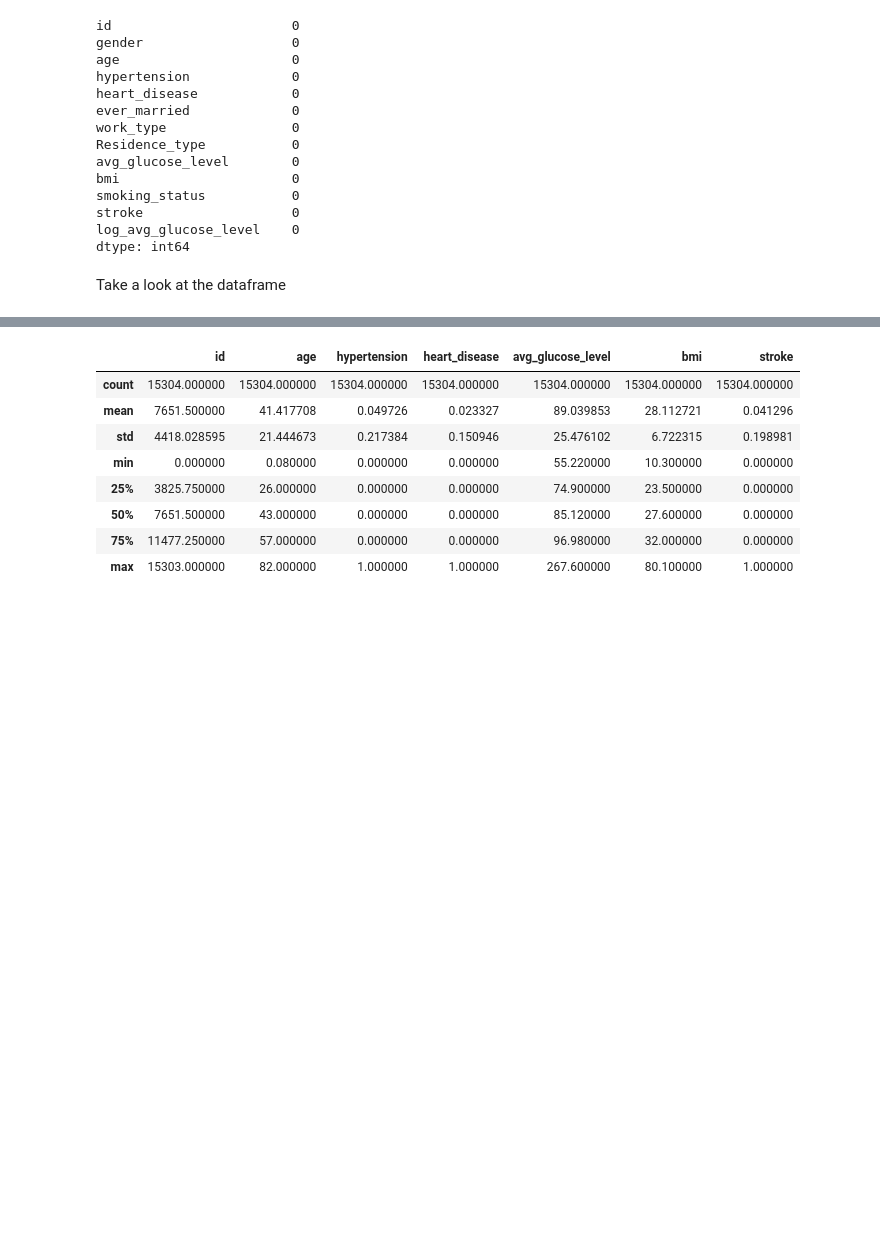
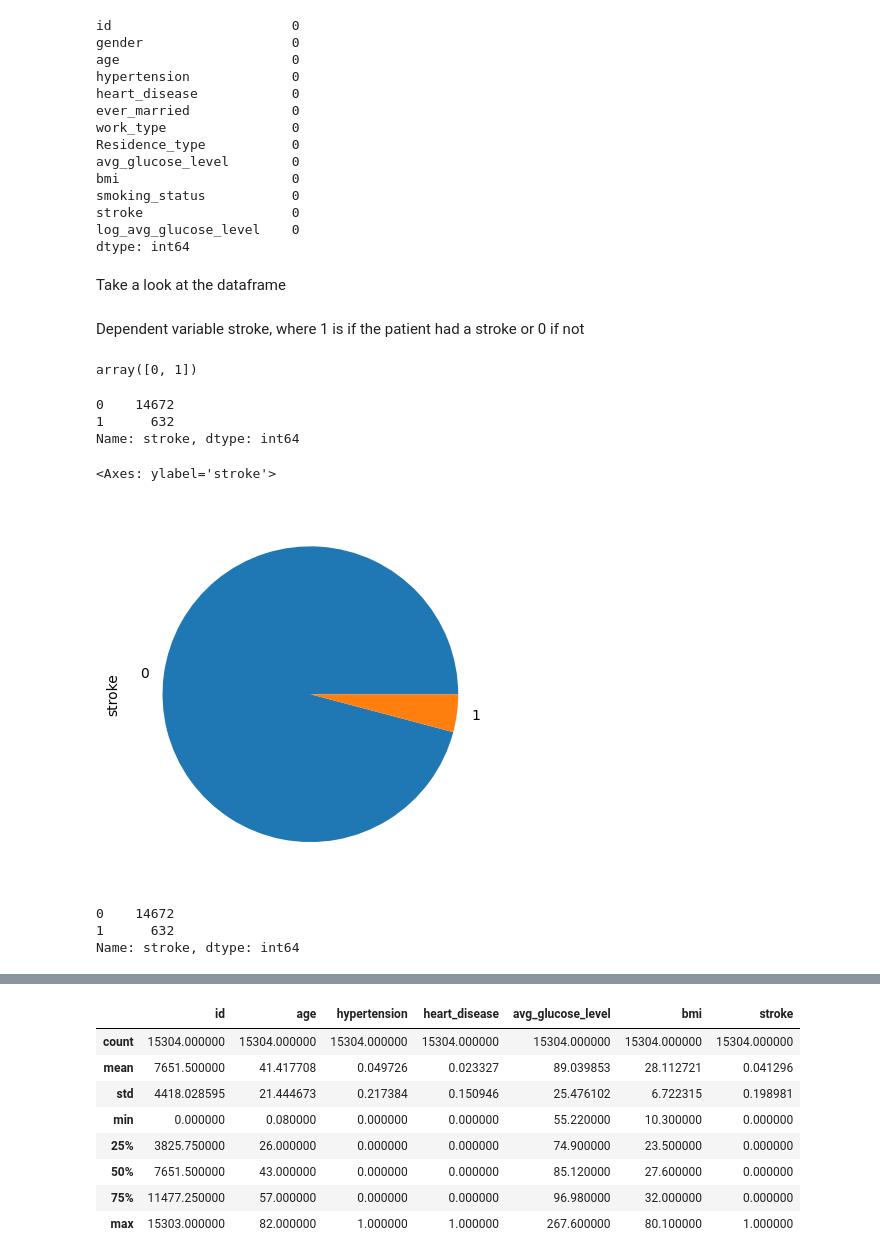
Before and after one commit to rubanzasilva/ps-s03e02, a Jupyter notebook: ps_s03e02.ipynb, the cells around one changed output, grey strips where cells are left out. Drawn from its saved outputs; the diff is of its cells as text; code cells hidden in the pictures; blank space fills up the shorter version.

```diff
--- a/ps_s03e02.ipynb
+++ b/ps_s03e02.ipynb
@@ -85,3 +89,22 @@ log_avg_glucose_level    0
 dtype: int64
 # %% [markdown]
 Take a look at the dataframe
+# %% [markdown]
+Dependent variable stroke, where 1 is if the patient had a stroke or 0 if not
+# %%
+dep_classes = train_df.stroke.unique()
+dep_classes
+# %% [output]
+array([0, 1])
+# %%
+dep_classes_count = train_df['stroke'].value_counts()
+dep_classes_count
+# %% [output]
+0    14672
+1      632
+Name: stroke, dtype: int64
+# %%
+dep_classes_count.plot(kind='pie')
+# %% [output]
+<Axes: ylabel='stroke'>
+[figure, added]
@@ -87,0 +113,6 @@ Take a look at the dataframe
+# %%
+print(dep_classes_count)
+# %% [output]
+0    14672
+1      632
+Name: stroke, dtype: int64
```
Also changed, not shown: parts of 17 cells of this notebook.
